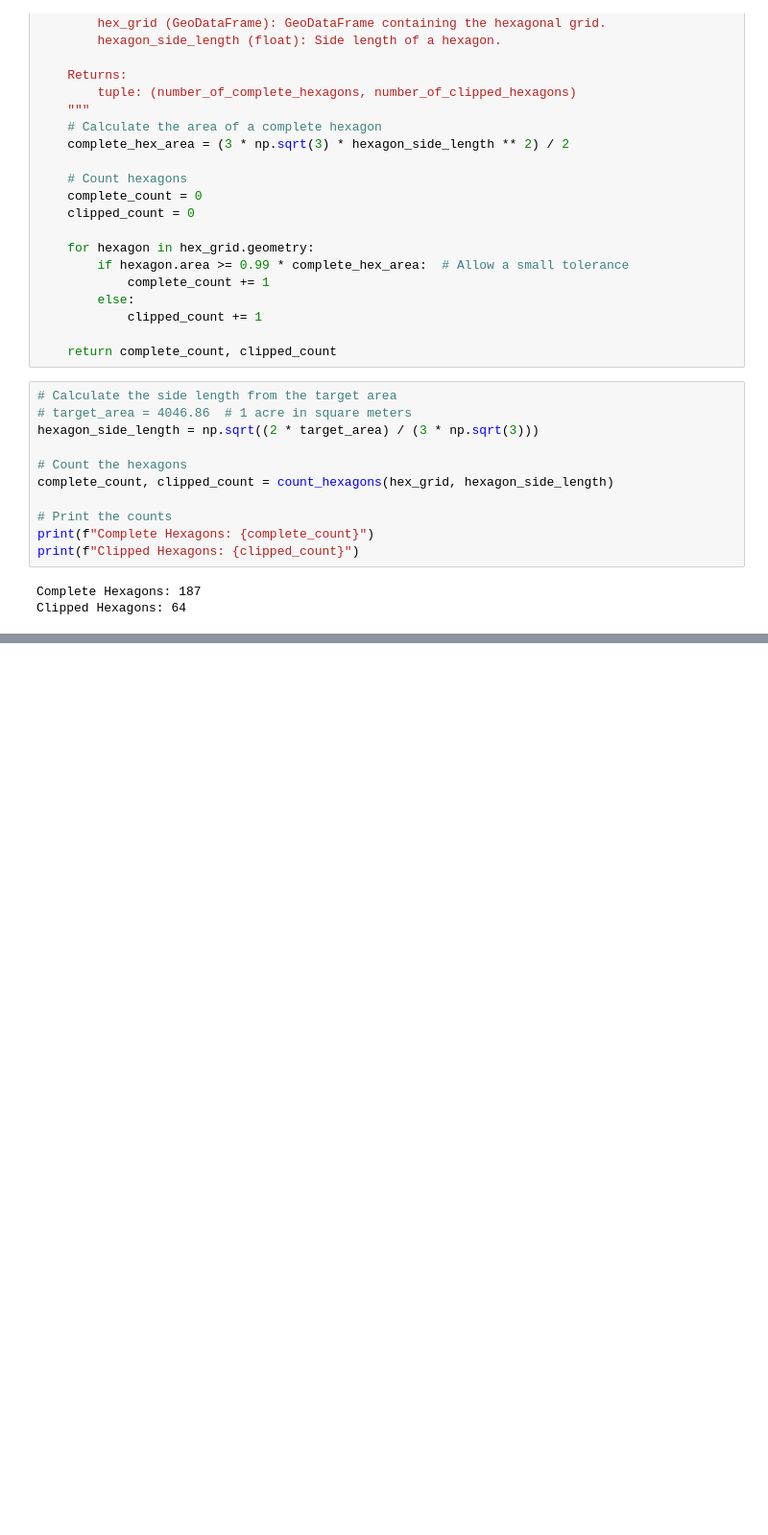
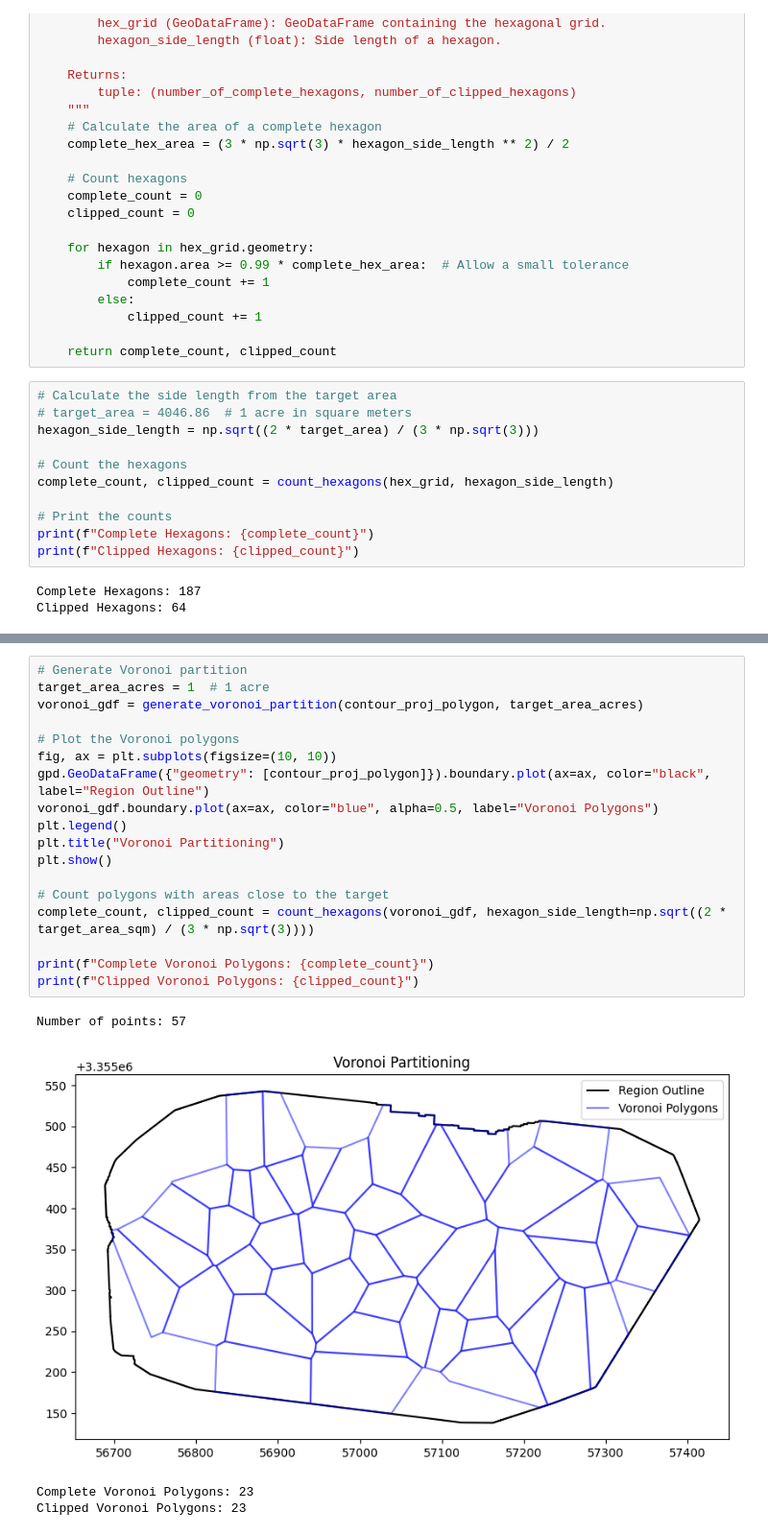
Before and after one commit to javelina-works/unsupervised-cv-search, a Jupyter notebook: content/notebooks/11_region_partition.ipynb, the cells around one changed output, grey strips where cells are left out. Shown at 96% size. Cells and saved outputs as stored; diff of their text form; blank space fills up the shorter version.

```diff
--- a/content/notebooks/11_region_partition.ipynb
+++ b/content/notebooks/11_region_partition.ipynb
@@ -457,0 +550,23 @@ Clipped Hexagons: 64
+# %%
+# Generate Voronoi partition
+target_area_acres = 1  # 1 acre
+voronoi_gdf = generate_voronoi_partition(contour_proj_polygon, target_area_acres)
+
+# Plot the Voronoi polygons
+fig, ax = plt.subplots(figsize=(10, 10))
+gpd.GeoDataFrame({"geometry": [contour_proj_polygon]}).boundary.plot(ax=ax, color="black", label="Region Outline")
+voronoi_gdf.boundary.plot(ax=ax, color="blue", alpha=0.5, label="Voronoi Polygons")
+plt.legend()
+plt.title("Voronoi Partitioning")
+plt.show()
+
+# Count polygons with areas close to the target
+complete_count, clipped_count = count_hexagons(voronoi_gdf, hexagon_side_length=np.sqrt((2 * target_area_sqm) / (3 * np.sqrt(3))))
+
+print(f"Complete Voronoi Polygons: {complete_count}")
+print(f"Clipped Voronoi Polygons: {clipped_count}")
+# %% [output]
+Number of points: 57
+[figure, added]
+Complete Voronoi Polygons: 23
+Clipped Voronoi Polygons: 23
```
Also changed, not shown: parts of 3 cells of this notebook.
